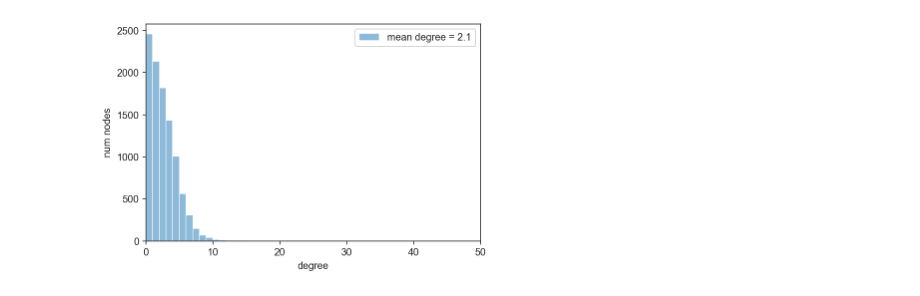
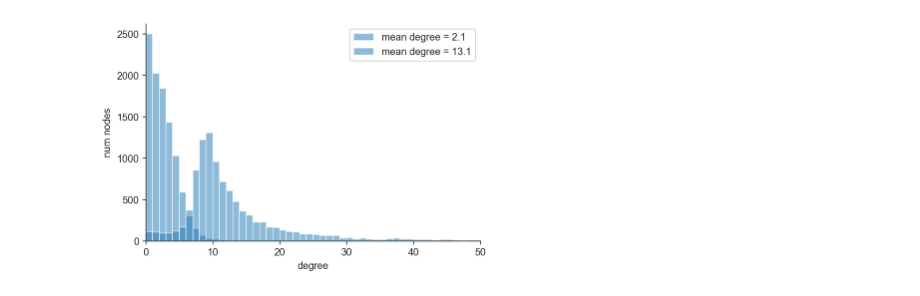
Before and after one commit to paulromer149/ubiquitous-testing, a Jupyter notebook: SEIRSplus_test_everyone.ipynb, the cells around one changed output. Drawn from its saved outputs; the diff is of its cells as text; code cells hidden in the pictures.

```diff
--- a/SEIRSplus_test_everyone.ipynb
+++ b/SEIRSplus_test_everyone.ipynb
@@ -240,6 +389,7 @@ def plot_degree_distn(graph, max_degree=None, show=True, use_seaborn=True):
     if(show):
         pyplot.show()
 # %%
-plot_degree_distn(G_quarantine, max_degree=50)
+plot_degree_distn(G_quarantine, max_degree=50, show=False)
+plot_degree_distn(G_normal, max_degree=50, show=True)
 # %% [output]
-[figure, old version]
+[figure, new version]
```
Also changed, not shown: parts of 17 cells of this notebook.
